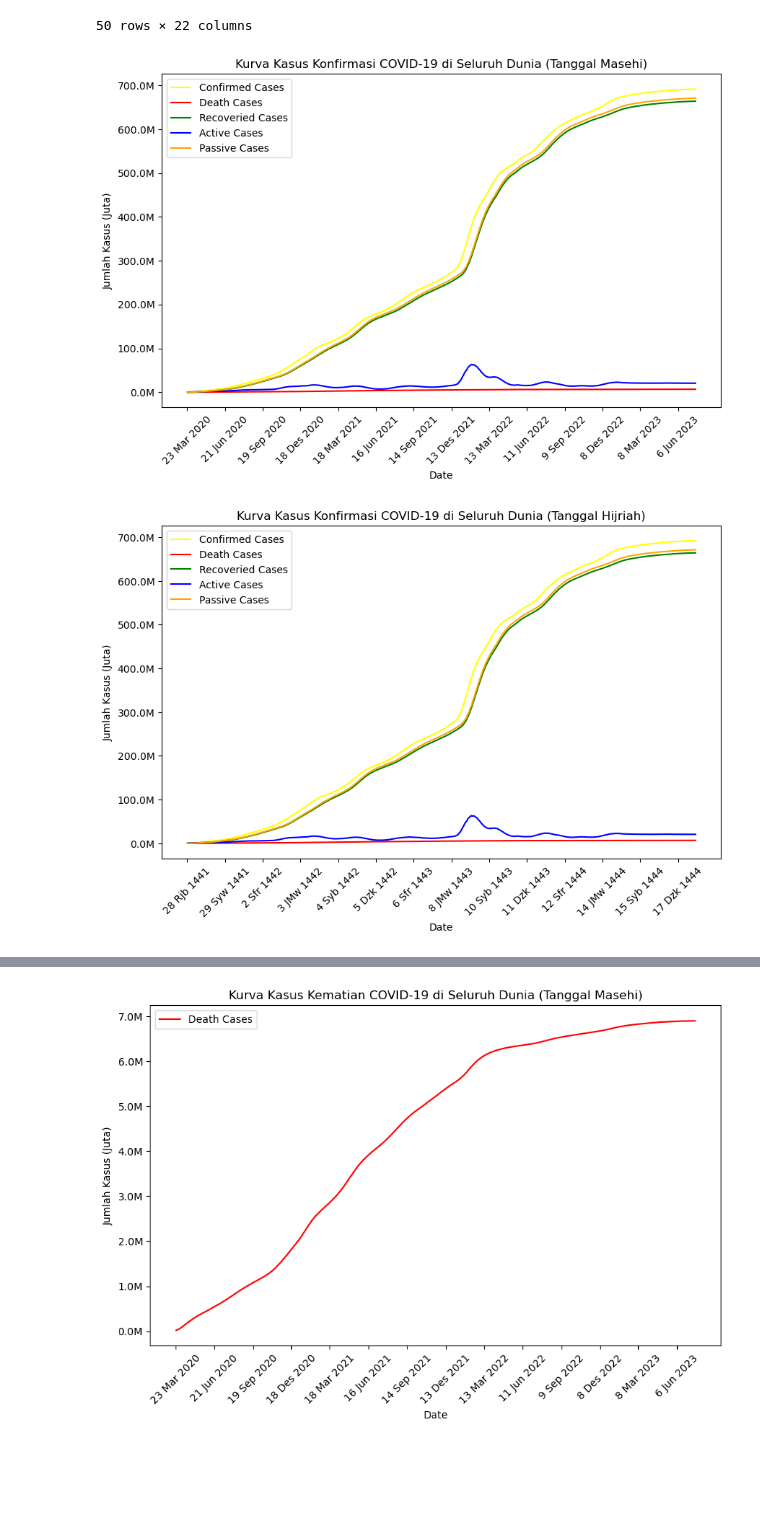
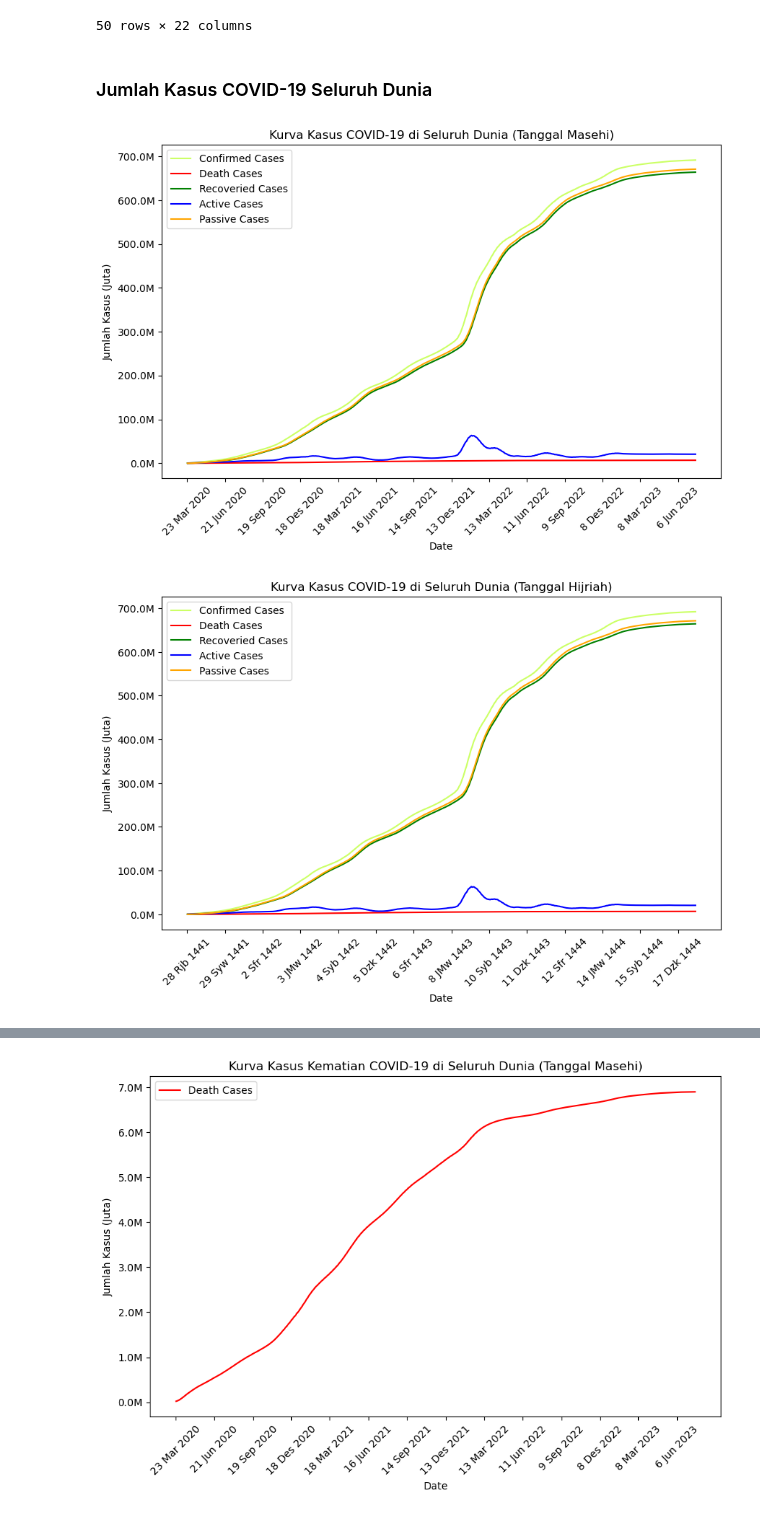
Before and after one commit to inzaghidev/Covid-19-Data-Jupyter-Notebook-Python, a Jupyter notebook: Covid19_Statsistics_Data_Worldwide.ipynb, the cells around one changed output, grey strips where cells are left out. Drawn from its saved outputs; the diff is of its cells as text; code cells hidden in the pictures; blank space fills up the shorter version.

```diff
--- a/Covid19_Statsistics_Data_Worldwide.ipynb
+++ b/Covid19_Statsistics_Data_Worldwide.ipynb
@@ -54,29 +63,31 @@ cases_data_worldwide.head(50)
+# %% [markdown]
+### Jumlah Kasus COVID-19 Seluruh Dunia
 # %%
 # Define the function to convert numbers to millions format
 def millions_format(x, pos):
     'The two args are the value and tick position'
     return '{:1.1f}M'.format(x * 1e-6)
 
 # Step 2: Create the plot
 plt.figure(figsize=(10, 6))
-plt.plot(cases_data_worldwide['tanggal_masehi'], cases_data_worldwide['confirmed_cases'], label='Confirmed Cases', color='yellow')
+plt.plot(cases_data_worldwide['tanggal_masehi'], cases_data_worldwide['confirmed_cases'], label='Confirmed Cases', color='#CCFF66')
 plt.plot(cases_data_worldwide['tanggal_masehi'], cases_data_worldwide['deaths'], label='Death Cases', color='red')
 plt.plot(cases_data_worldwide['tanggal_masehi'], cases_data_worldwide['recoveries'], label='Recoveried Cases', color='green')
 plt.plot(cases_data_worldwide['tanggal_masehi'], cases_data_worldwide['active_cases'], label='Active Cases', color='blue')
 plt.plot(cases_data_worldwide['tanggal_masehi'], cases_data_worldwide['passive_cases'], label='Passive Cases', color='orange')
 
 plt.xlabel('Date')
 plt.ylabel('Jumlah Kasus (Juta)')
-plt.title('Kurva Kasus Konfirmasi COVID-19 di Seluruh Dunia (Tanggal Masehi)')
+plt.title('Kurva Kasus COVID-19 di Seluruh Dunia (Tanggal Masehi)')
 plt.legend()
 plt.xticks(dates_every_90_days_greg, rotation=45)  # Set the x-axis ticks to the dates every 100 days
 
 # Format the y-axis labels in millions format
 plt.gca().yaxis.set_major_formatter(mticker.FuncFormatter(millions_format))
 
 plt.show()
 # %% [output]
-[figure, old version]
+[figure, new version]
 # %%
 # Define the function to convert numbers to millions format
 def millions_format(x, pos):
@@ -85,7 +96,7 @@ def millions_format(x, pos):
 
 # Step 2: Create the plot
 plt.figure(figsize=(10, 6))
-plt.plot(cases_data_worldwide['tanggal_hijriah'], cases_data_worldwide['confirmed_cases'], label='Confirmed Cases', color='yellow')
+plt.plot(cases_data_worldwide['tanggal_hijriah'], cases_data_worldwide['confirmed_cases'], label='Confirmed Cases', color='#CCFF66')
 plt.plot(cases_data_worldwide['tanggal_hijriah'], cases_data_worldwide['deaths'], label='Death Cases', color='red')
 plt.plot(cases_data_worldwide['tanggal_hijriah'], cases_data_worldwide['recoveries'], label='Recoveried Cases', color='green')
 plt.plot(cases_data_worldwide['tanggal_hijriah'], cases_data_worldwide['active_cases'], label='Active Cases', color='blue')
@@ -93,7 +104,7 @@ plt.plot(cases_data_worldwide['tanggal_hijriah'], cases_data_worldwide['passive_
 
 plt.xlabel('Date')
 plt.ylabel('Jumlah Kasus (Juta)')
-plt.title('Kurva Kasus Konfirmasi COVID-19 di Seluruh Dunia (Tanggal Hijriah)')
+plt.title('Kurva Kasus COVID-19 di Seluruh Dunia (Tanggal Hijriah)')
 plt.legend()
 plt.xticks(dates_every_90_days_hijri, rotation=45)  # Set the x-axis ticks to the dates every 100 days
 
@@ -102,7 +113,7 @@ plt.gca().yaxis.set_major_formatter(mticker.FuncFormatter(millions_format))
 
 plt.show()
 # %% [output]
-[figure, old version]
+[figure, new version]
 # %%
 # Define the function to convert numbers to millions format
 def millions_format(x, pos):
```
Also changed, not shown: parts of 22 cells of this notebook, 1 other file.
